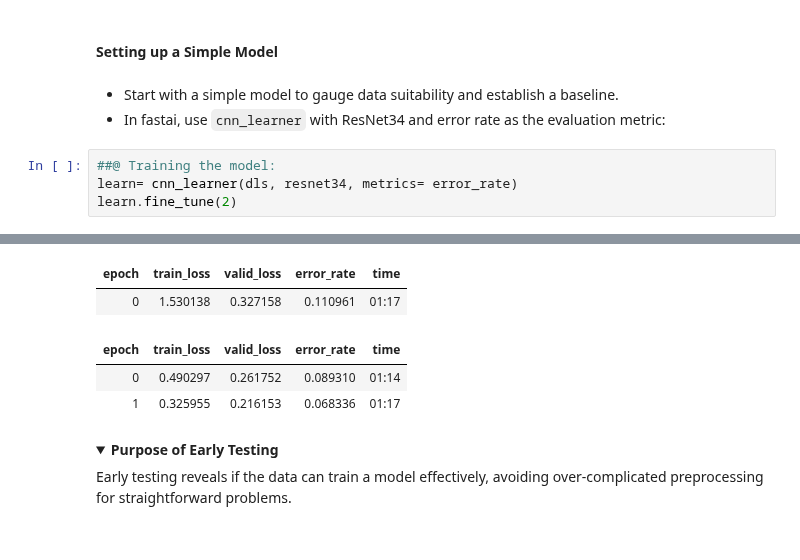
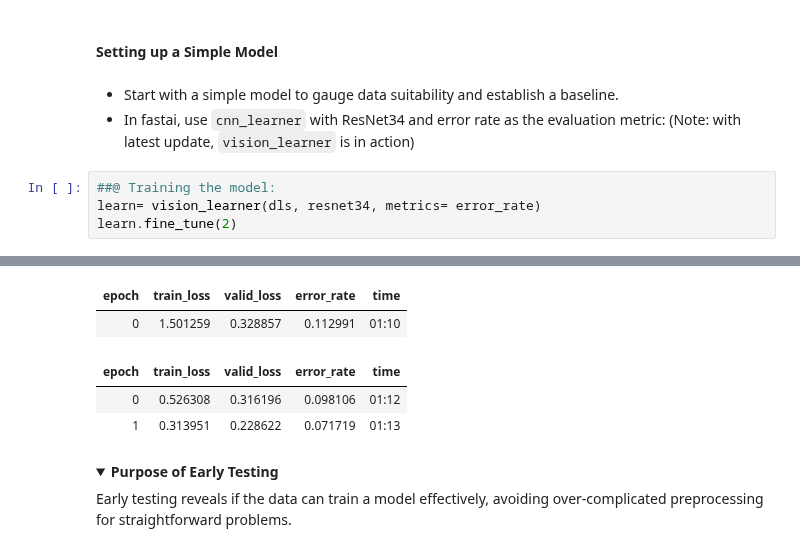
Before and after one commit to Firojpaudel/Machine-Learning-Notes, a Jupyter notebook: Practical Deep Learning For Coders/Chapter_5.ipynb, the cells around one changed output, grey strips where cells are left out. Saved outputs shown, nothing was run; the diff lists cells and outputs as text; folded sections open.

````diff
--- a/Practical Deep Learning For Coders/Chapter_5.ipynb
+++ b/Practical Deep Learning For Coders/Chapter_5.ipynb
@@ -206,9 +204,9 @@ Building one sample
 #### Setting up a Simple Model
 # %% [markdown]
 - Start with a simple model to gauge data suitability and establish a baseline.
-- In fastai, use ```cnn_learner``` with ResNet34 and error rate as the evaluation metric:
+- In fastai, use ```cnn_learner``` with ResNet34 and error rate as the evaluation metric: (Note: with latest update, ```vision_learner``` is in action)
 # %%
 ##@ Training the model:
-learn= cnn_learner(dls, resnet34, metrics= error_rate)
+learn= vision_learner(dls, resnet34, metrics= error_rate)
 learn.fine_tune(2)
 # %% [output]
@@ -216,8 +213,8 @@ Downloading: "https://download.pytorch.org/models/resnet34-b627a593.pth" to /roo
 | epoch | train_loss | valid_loss | error_rate | time |
-| 0 | 1.530138 | 0.327158 | 0.110961 | 01:17 |
+| 0 | 1.501259 | 0.328857 | 0.112991 | 01:10 |
 | epoch | train_loss | valid_loss | error_rate | time |
-| 0 | 0.490297 | 0.261752 | 0.089310 | 01:14 |
-| 1 | 0.325955 | 0.216153 | 0.068336 | 01:17 |
+| 0 | 0.526308 | 0.316196 | 0.098106 | 01:12 |
+| 1 | 0.313951 | 0.228622 | 0.071719 | 01:13 |
 # %% [markdown]
 <details>
 <summary>
````
Also changed, not shown: parts of 52 cells of this notebook.
